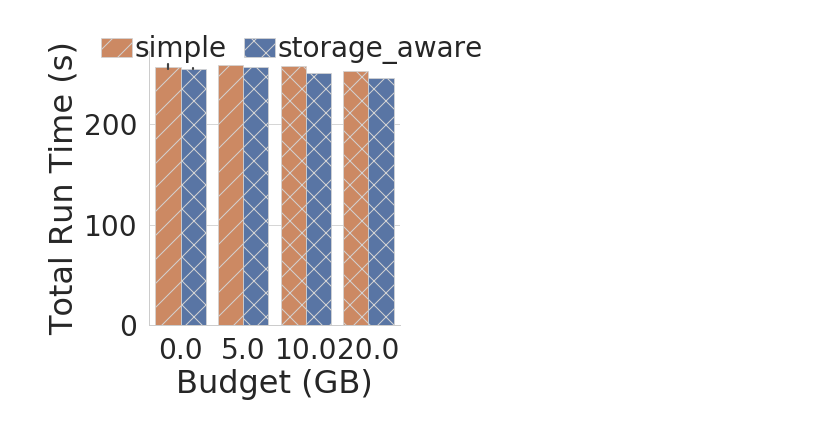
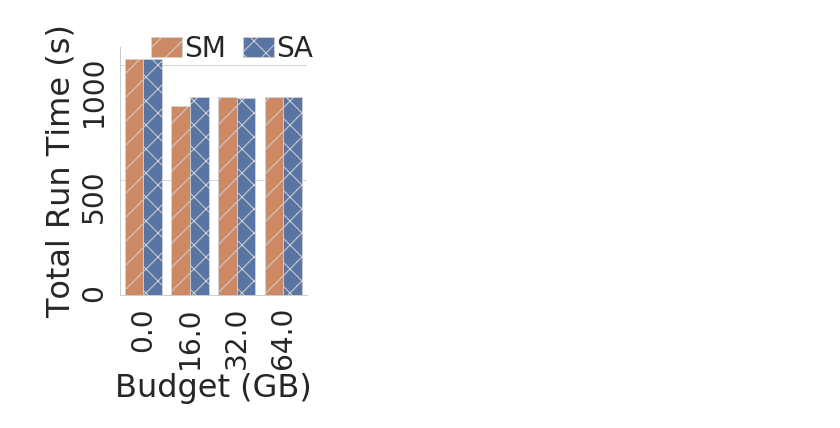
Before and after one commit to dbehrouz/ml-workload-optimization, a Jupyter notebook: code/collaborative-optimizer/paper/experiments/materialization/plots.ipynb, the cells around one changed output. Drawn from its saved outputs; the diff is of its cells as text; code cells hidden in the pictures.

Commit message:
adds figures of materializaiotn experiment

```diff
--- a/code/collaborative-optimizer/paper/experiments/materialization/plots.ipynb
+++ b/code/collaborative-optimizer/paper/experiments/materialization/plots.ipynb
@@ -12,7 +12,7 @@ import os
 import matplotlib2tikz
 plt.style.use('seaborn')
 sns.set(style="whitegrid")
-sns.set_context("paper", font_scale=2.5)
+sns.set_context("paper", font_scale=4, rc={"lines.markersize": 15})
 plt.rc('hatch', color='white', linewidth=1)
 plt.rcParams.update({
     "font.family": "serif",
@@ -24,7 +24,7 @@ warnings.filterwarnings('ignore')
 # matplotlib and seaborn for plotting
 import matplotlib.pyplot as plt
 %matplotlib inline
-ROOT_RESULT_FOLDER = '/Users/bede01/Documents/work/phd-papers/ml-workload-optimization/experiment_results/local'
+ROOT_RESULT_FOLDER = '/Users/bede01/Documents/work/phd-papers/ml-workload-optimization/experiment_results/remote'
 
 
 SYSTEM_COLOR = sns.color_palette()[0]
@@ -43,10 +43,12 @@ def create_folder(path):
                 raise
 # %%
 result_folder = ROOT_RESULT_FOLDER + '/materialization/kaggle_home_credit'
-result_file = result_folder + '/2019-10-02.csv'
+result_file = result_folder + '/cloud-41/2019-10-02.csv'
 # %%
 HEADERS = [
     'timestamp', 'exp_id', 'repo', 'workload', 'mat_type','budget', 'total_mat', 'total_size','run_time'
 ]
+mat_map = {'simple':'SM','storage_aware':'SA'}
 materialization_result = pd.read_csv(result_file, header=None, names=HEADERS)
+materialization_result['mat_type'] = materialization_result['mat_type'].replace(mat_map)
 materialization_result[['budget', 'total_mat', 'total_size']] = materialization_result[['budget', 'total_mat', 'total_size']] / (1024. * 1024.)
@@ -79,22 +63,23 @@ def plot_execution_time(df, loc=''):
         hue='mat_type',
         kind ='bar',
         ci=99,
-        hue_order=['simple', 'storage_aware'],
+        hue_order=['SM', 'SA'],
         palette={
-            'storage_aware': SYSTEM_COLOR,
-            'simple': BASELINE_COLOR
+            'SA': SYSTEM_COLOR,
+            'SM': BASELINE_COLOR
         },
         legend=False)
     #top = df['run_time'].max()
     #cat.set_axis_labels('Execution Number', 'Run Time (s)')
     cat.set_xlabels('Budget (GB)', fontsize=32)
     cat.set_ylabels('Total Run Time (s)', fontsize=32)
+
     #cat.set(ylim=(0, top + 100))
-    plt.tick_params(labelsize = 28)
+    plt.tick_params(labelsize = 28, rotation=90)
 
-    num_executions = len(df.mat_type.unique())
+    budgets = len(df.budget.unique())
     for i, bar in enumerate(cat.ax.patches):
-        if i < num_executions:
+        if i < budgets:
             h = '/'
         else:
             h = 'x'
@@ -108,11 +93,12 @@ def plot_execution_time(df, loc=''):
     lg.legendHandles[1]._width = 31
 
 
-    cat.savefig(loc)
+    cat.savefig(loc, bbox_inches ='tight')
 # %%
 df = materialization_result.groupby(['exp_id','mat_type','budget'])['run_time'].sum().reset_index()
-plot_execution_time(df)
+df = df[df.budget != 128]
+plot_execution_time(df, output_directory+'/run-time.pgf')
 # %% [output]
-[figure, old version]
+[figure, new version]
 # %%
 def plot_sizes(df, loc=''):
```
Also changed, not shown: parts of 10 cells of this notebook, 12 other files.
